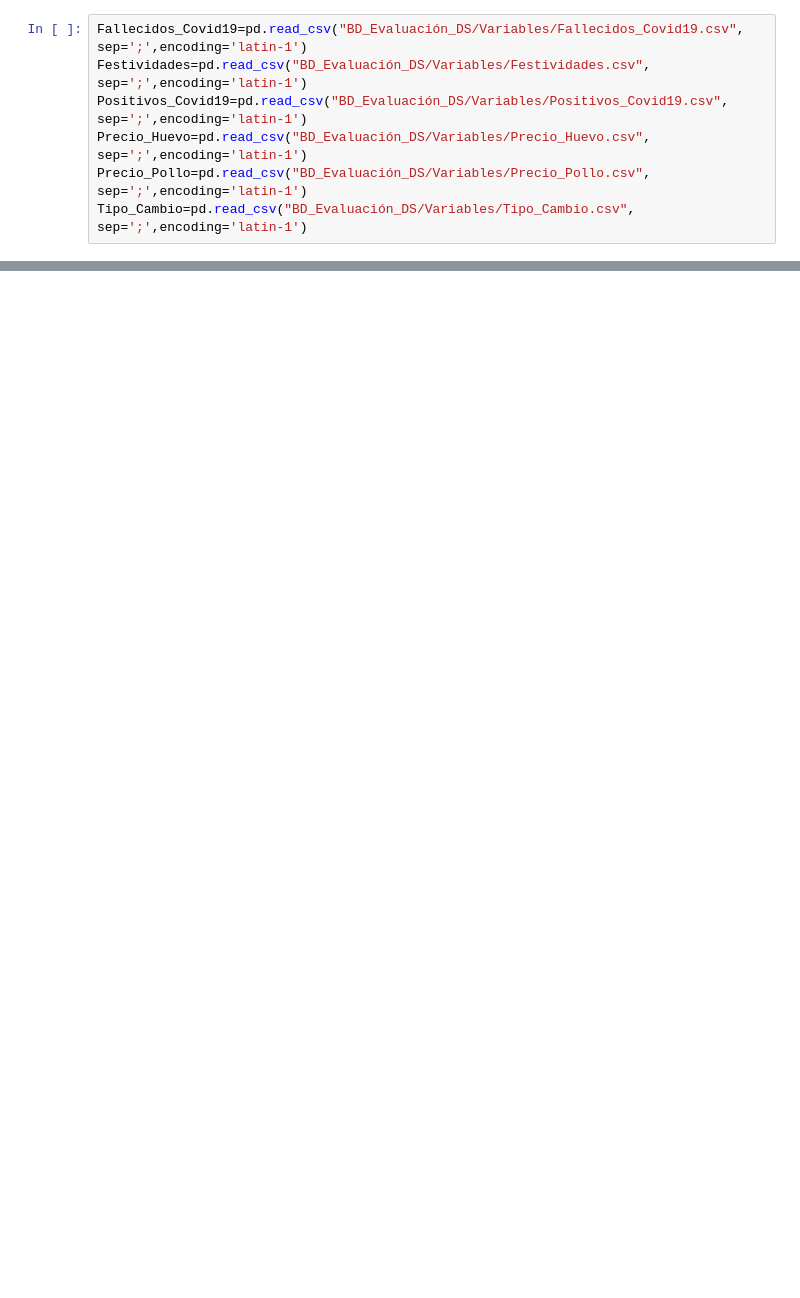
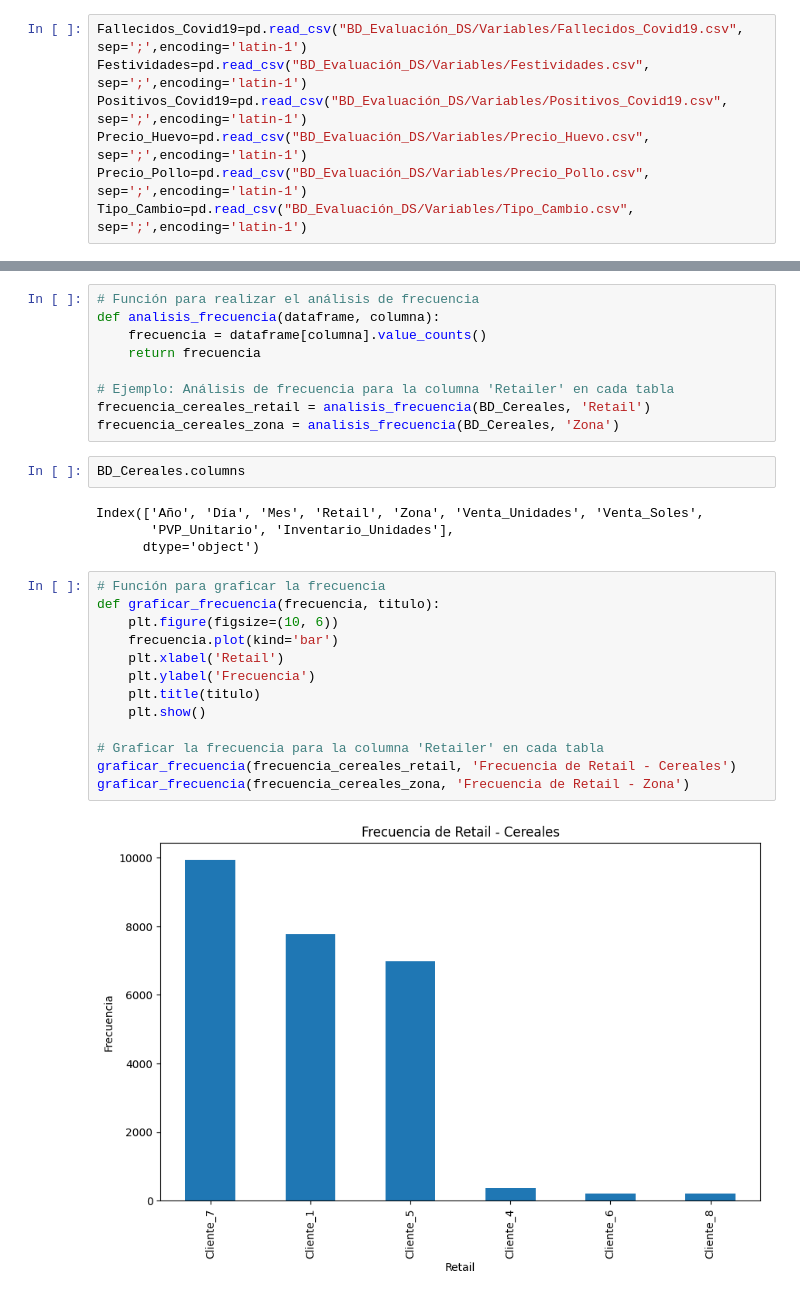
Before and after one commit to CARRILLOJARA96/Prueba_Tecnica_Yichang, a Jupyter notebook: PT_YICHANG.ipynb, the cells around one changed output, grey strips where cells are left out. Saved outputs shown, nothing was run; the diff lists cells and outputs as text; blank space fills up the shorter version.

```diff
--- a/PT_YICHANG.ipynb
+++ b/PT_YICHANG.ipynb
@@ -81,0 +139,30 @@ BD_Atun
+# %%
+# Función para realizar el análisis de frecuencia
+def analisis_frecuencia(dataframe, columna):
+    frecuencia = dataframe[columna].value_counts()
+    return frecuencia
+
+# Ejemplo: Análisis de frecuencia para la columna 'Retailer' en cada tabla
+frecuencia_cereales_retail = analisis_frecuencia(BD_Cereales, 'Retail')
+frecuencia_cereales_zona = analisis_frecuencia(BD_Cereales, 'Zona')
+# %%
+BD_Cereales.columns
+# %% [output]
+Index(['Año', 'Día', 'Mes', 'Retail', 'Zona', 'Venta_Unidades', 'Venta_Soles',
+       'PVP_Unitario', 'Inventario_Unidades'],
+      dtype='object')
+# %%
+# Función para graficar la frecuencia
+def graficar_frecuencia(frecuencia, titulo):
+    plt.figure(figsize=(10, 6))
+    frecuencia.plot(kind='bar')
+    plt.xlabel('Retail')
+    plt.ylabel('Frecuencia')
+    plt.title(titulo)
+    plt.show()
+
+# Graficar la frecuencia para la columna 'Retailer' en cada tabla
+graficar_frecuencia(frecuencia_cereales_retail, 'Frecuencia de Retail - Cereales')
+graficar_frecuencia(frecuencia_cereales_zona, 'Frecuencia de Retail - Zona')
+# %% [output]
+[figure, added]
```
Also changed, not shown: parts of 33 cells of this notebook, 1 other file.
